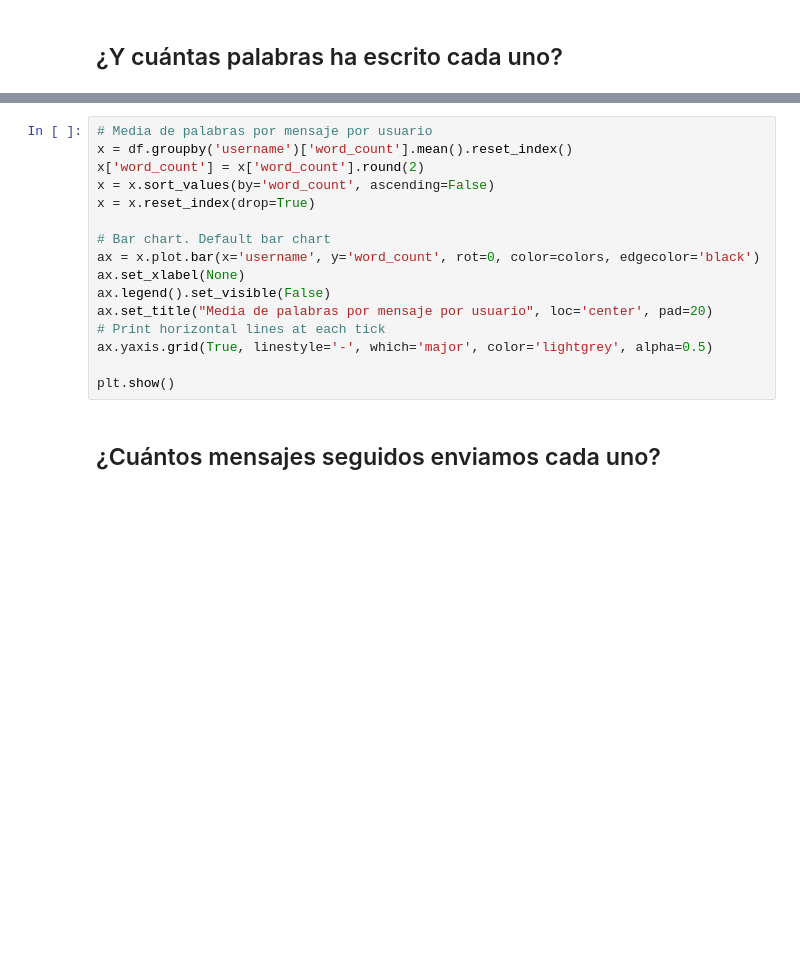
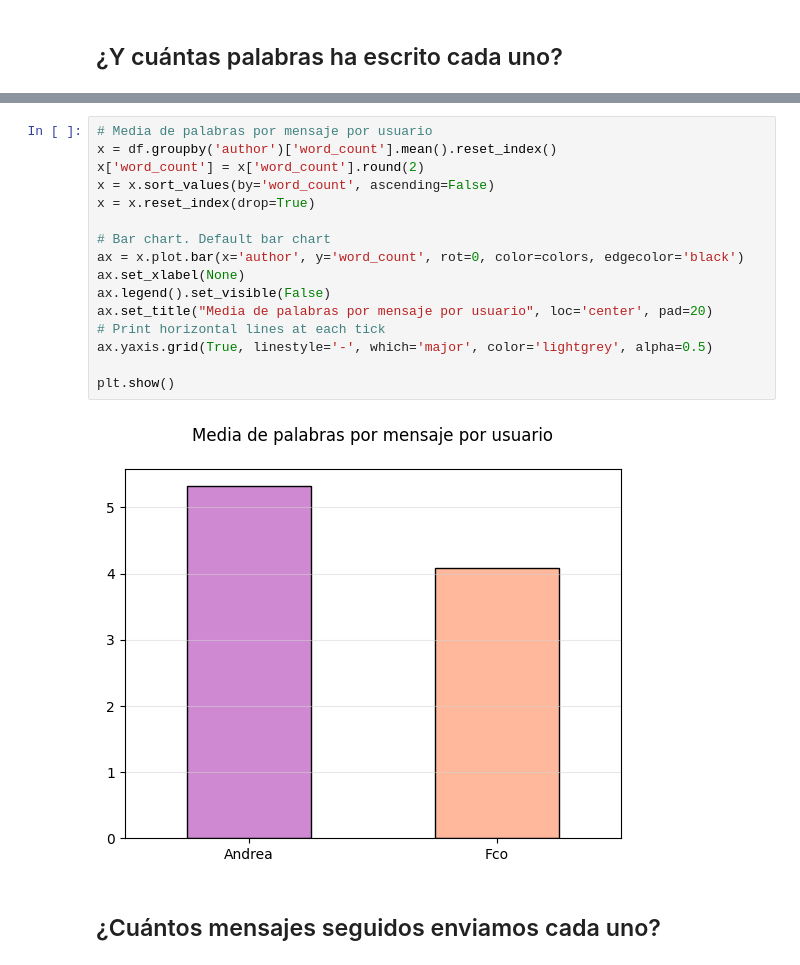
Before and after one commit to aguimorefran/whatsapp-wrapped, a Jupyter notebook: main.ipynb, the cells around one changed output, grey strips where cells are left out. Saved outputs shown, nothing was run; the diff lists cells and outputs as text; blank space fills up the shorter version.

```diff
--- a/main.ipynb
+++ b/main.ipynb
@@ -104,19 +183,21 @@ plt.show()
 # %%
 # Media de palabras por mensaje por usuario
-x = df.groupby('username')['word_count'].mean().reset_index()
+x = df.groupby('author')['word_count'].mean().reset_index()
 x['word_count'] = x['word_count'].round(2)
 x = x.sort_values(by='word_count', ascending=False)
 x = x.reset_index(drop=True)
 
 # Bar chart. Default bar chart
-ax = x.plot.bar(x='username', y='word_count', rot=0, color=colors, edgecolor='black')
+ax = x.plot.bar(x='author', y='word_count', rot=0, color=colors, edgecolor='black')
 ax.set_xlabel(None)
 ax.legend().set_visible(False)
 ax.set_title("Media de palabras por mensaje por usuario", loc='center', pad=20)
 # Print horizontal lines at each tick
 ax.yaxis.grid(True, linestyle='-', which='major', color='lightgrey', alpha=0.5)
 
 plt.show()
+# %% [output]
+[figure, added]
 # %% [markdown]
 ## ¿Cuántos mensajes seguidos enviamos cada uno?
 # %%
```
Also changed, not shown: parts of 18 cells of this notebook, 2 other files.
